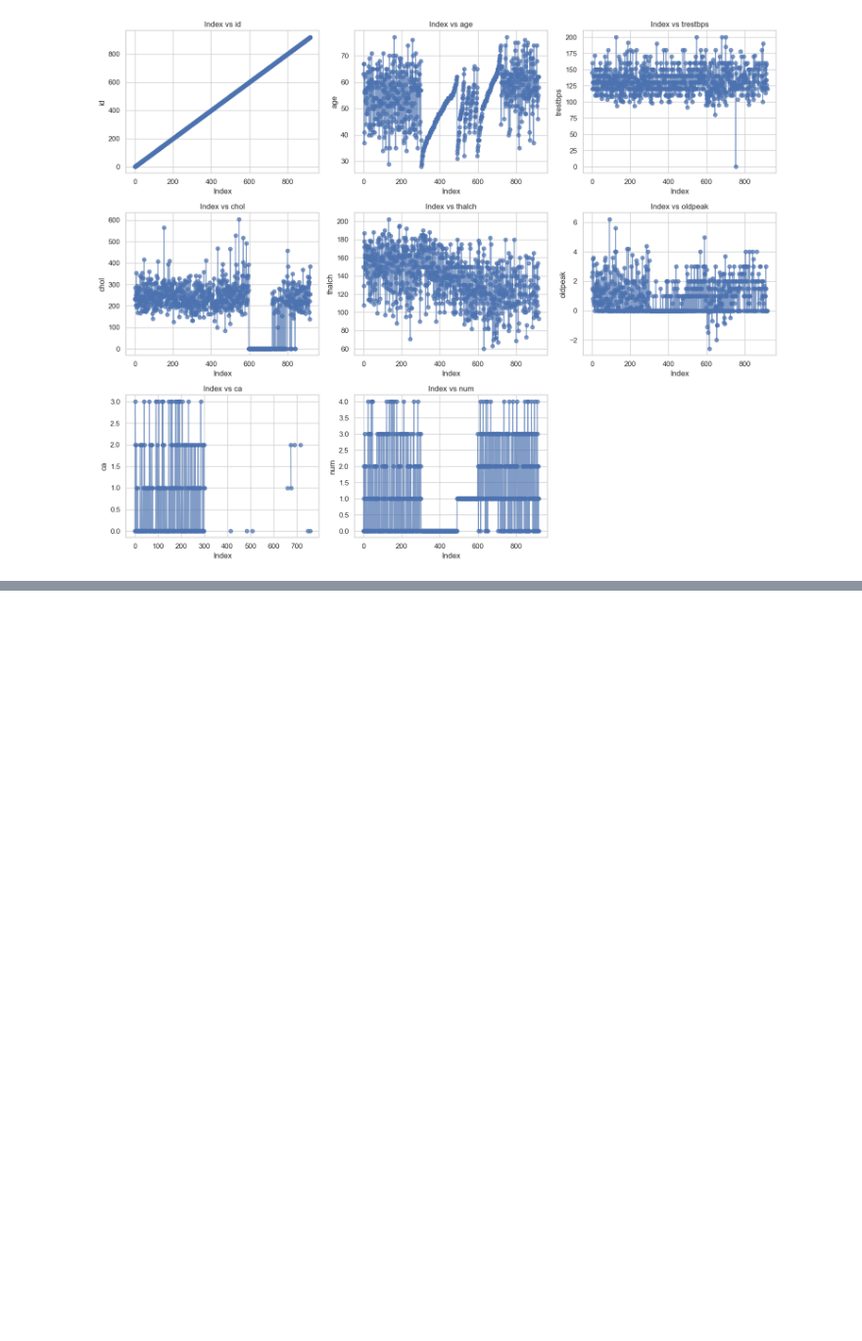
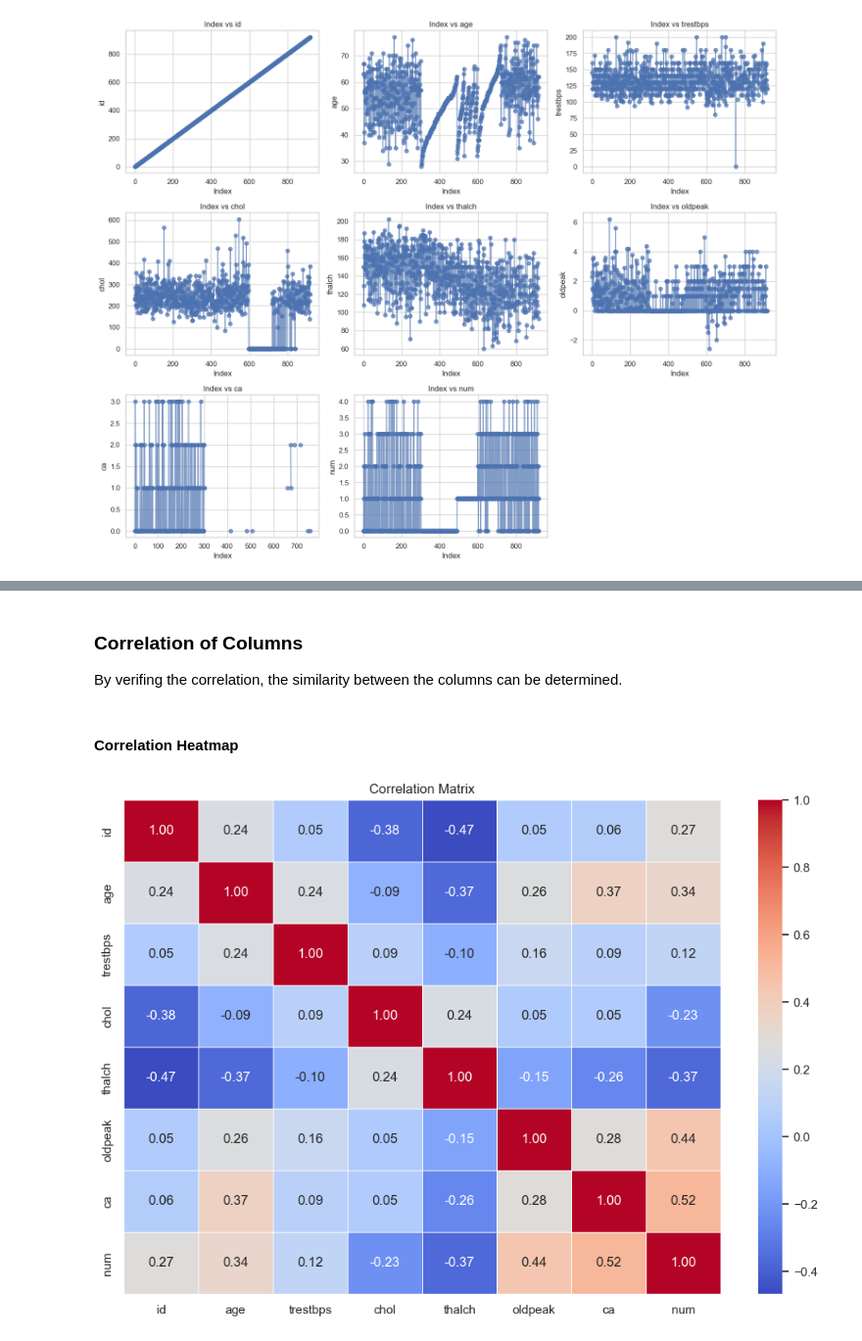
Before and after one commit to zuzannapajak/cardio-risk-prediction, a Jupyter notebook: notebooks/eda.ipynb, the cells around one changed output, grey strips where cells are left out. Shown at 98% size. Drawn from its saved outputs; the diff is of its cells as text; code cells hidden in the pictures; blank space fills up the shorter version.

```diff
--- a/notebooks/eda.ipynb
+++ b/notebooks/eda.ipynb
@@ -209,0 +243,12 @@ plt.show()
+# %% [markdown]
+### Correlation of Columns
+By verifing the correlation, the similarity between the columns can be determined.
+# %% [markdown]
+#### Correlation Heatmap
+# %%
+plt.figure(figsize=(12, 8))
+sns.heatmap(df[numerical_columns].corr(), annot=True, linewidth=.5, cmap='coolwarm', fmt='.2f')
+plt.title("Correlation Matrix")
+plt.show()
+# %% [output]
+[figure, added]
```
Also changed, not shown: parts of 29 cells of this notebook.
